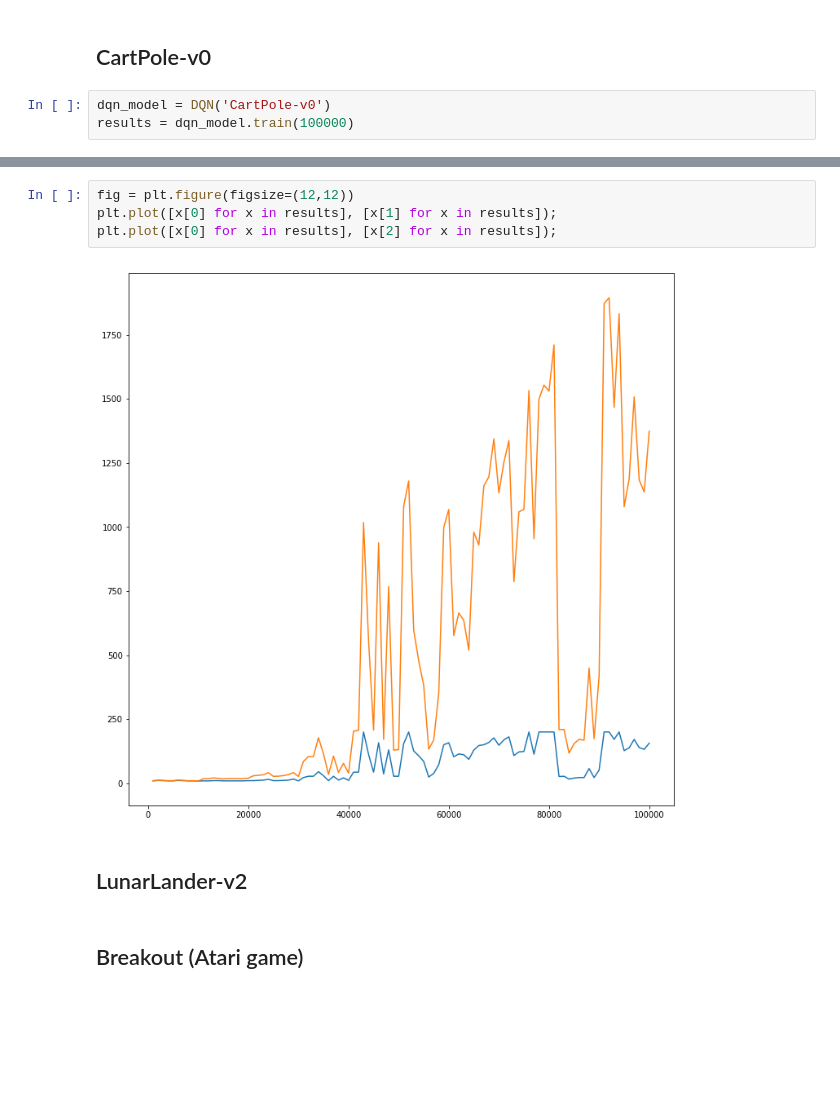
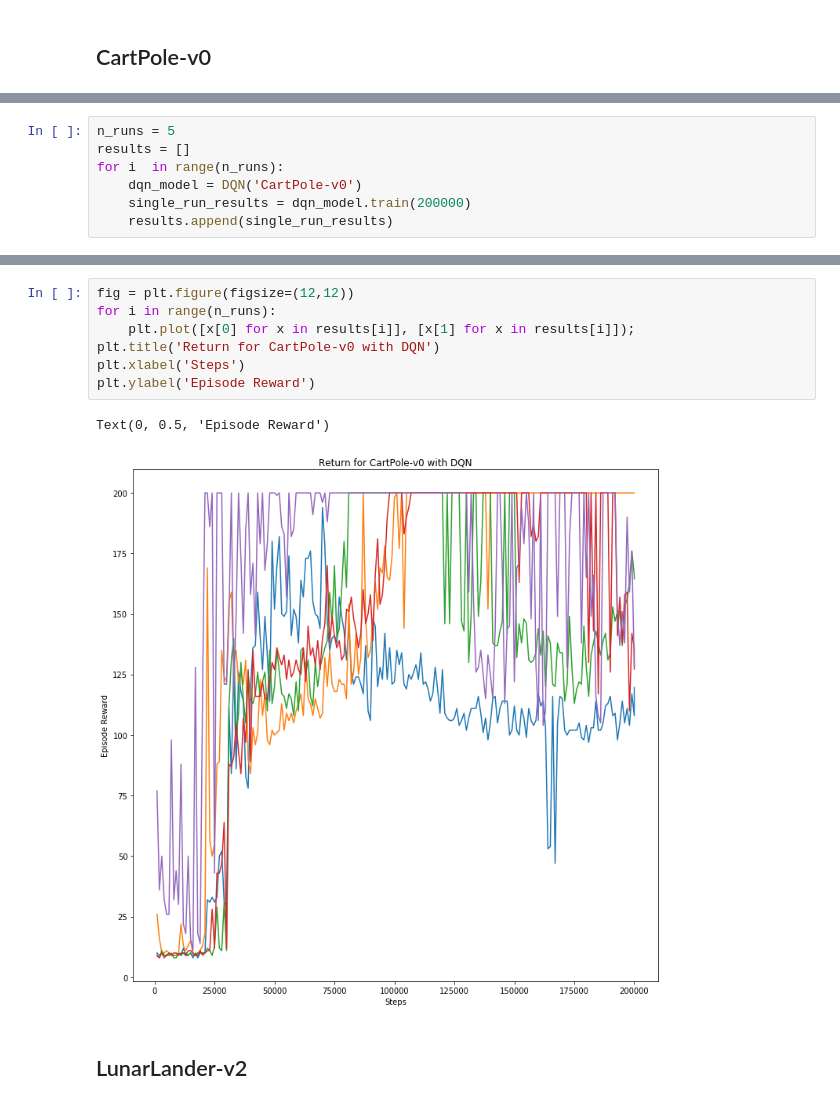
Before and after one commit to fritjofwolf/rl-zoo, a Jupyter notebook: openai_spinning_up/result_notebooks/dqn_results.ipynb, the cells around one changed output, grey strips where cells are left out. Saved outputs shown, nothing was run; the diff lists cells and outputs as text; blank space fills up the shorter version.

Commit message:
Final results for dqn

```diff
--- a/openai_spinning_up/result_notebooks/dqn_results.ipynb
+++ b/openai_spinning_up/result_notebooks/dqn_results.ipynb
@@ -21,5 +18,2 @@ The autoreload extension is already loaded. To reload it, use:
 # %% [markdown]
 ## CartPole-v0
-# %%
-dqn_model = DQN('CartPole-v0')
-results = dqn_model.train(100000)
@@ -254,0 +20,7 @@ KeyboardInterrupt:
+# %%
+n_runs = 5
+results = []
+for i  in range(n_runs):
+    dqn_model = DQN('CartPole-v0')
+    single_run_results = dqn_model.train(200000)
+    results.append(single_run_results)
@@ -255,10 +42,12 @@ KeyboardInterrupt:
 # %%
 fig = plt.figure(figsize=(12,12))
-plt.plot([x[0] for x in results], [x[1] for x in results]);
-plt.plot([x[0] for x in results], [x[2] for x in results]);
+for i in range(n_runs):
+    plt.plot([x[0] for x in results[i]], [x[1] for x in results[i]]);
+plt.title('Return for CartPole-v0 with DQN')
+plt.xlabel('Steps')
+plt.ylabel('Episode Reward')
 # %% [output]
+Text(0, 0.5, 'Episode Reward')
-[figure, old version]
+[figure, new version]
 # %% [markdown]
 ## LunarLander-v2
-# %% [markdown]
-## Breakout (Atari game)
```
Also changed, not shown: parts of 5 cells of this notebook.
